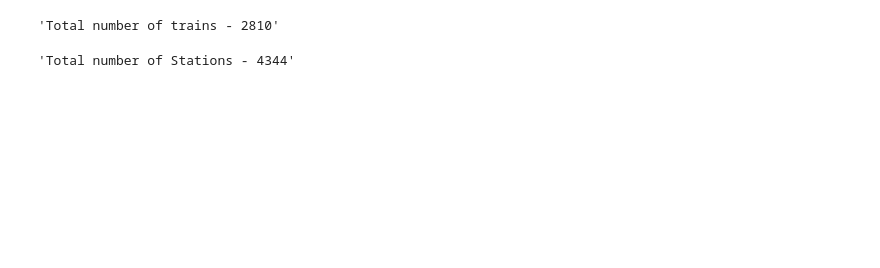
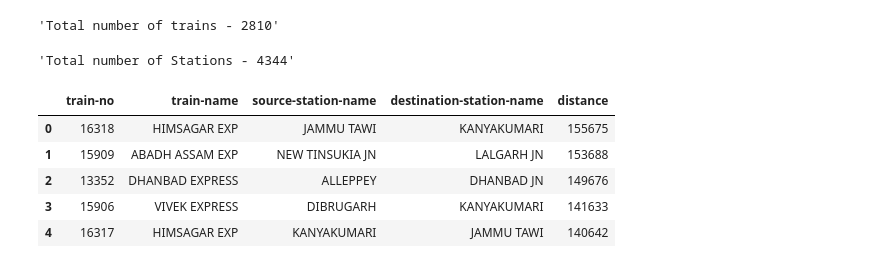
Before and after one commit to gnithin/python-pune-meetup, a Jupyter notebook: Train Time table analysis.ipynb, the cells around one changed output. Cells and saved outputs as stored; diff of their text form; code cells hidden in the pictures; blank space fills up the shorter version.

```diff
--- a/Train Time table analysis.ipynb
+++ b/Train Time table analysis.ipynb
@@ -77,3 +75,17 @@ Data analysis part
 "Total number of Stations - %d" % len(trains_df['station-code'].unique())
 # %% [output]
 'Total number of Stations - 4344'
+# %%
+# Distance travelled by all the trains in descending order
+train_distances_df = trains_df[['train-no','train-name','distance', 'source-station-name', 'destination-station-name']] \
+    .groupby(['train-no', 'train-name', 'source-station-name', 'destination-station-name']) \
+    .sum() \
+    .sort_values('distance' ,ascending=False).reset_index()
+train_distances_df.head()
+# %% [output]
+|  | train-no | train-name | source-station-name | destination-station-name | distance |
+| 0 | 16318 | HIMSAGAR EXP | JAMMU TAWI | KANYAKUMARI | 155675 |
+| 1 | 15909 | ABADH ASSAM EXP | NEW TINSUKIA JN | LALGARH JN | 153688 |
+| 2 | 13352 | DHANBAD EXPRESS | ALLEPPEY | DHANBAD JN | 149676 |
+| 3 | 15906 | VIVEK EXPRESS | DIBRUGARH | KANYAKUMARI | 141633 |
+| 4 | 16317 | HIMSAGAR EXP | KANYAKUMARI | JAMMU TAWI | 140642 |
```
Also changed, not shown: parts of 3 cells of this notebook.
